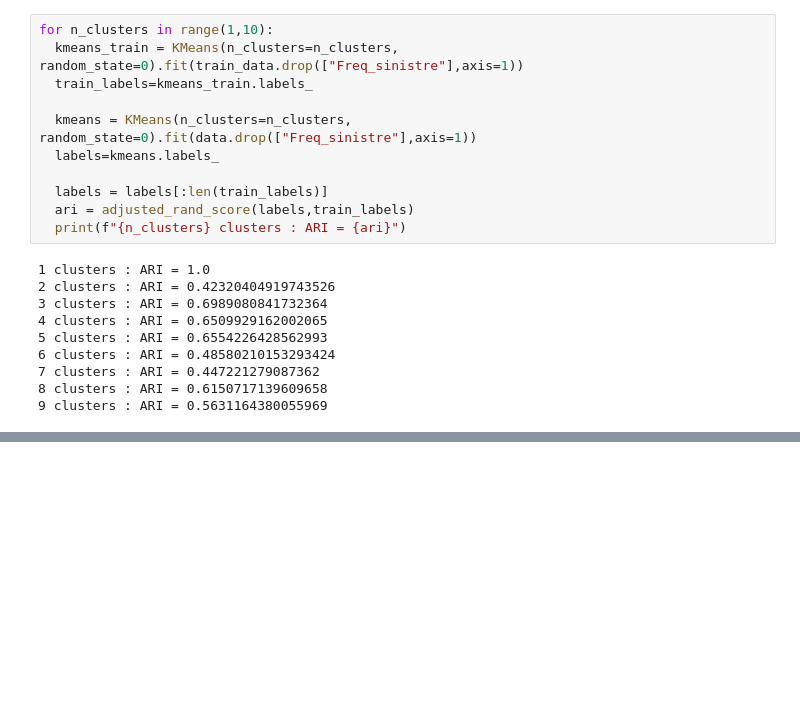
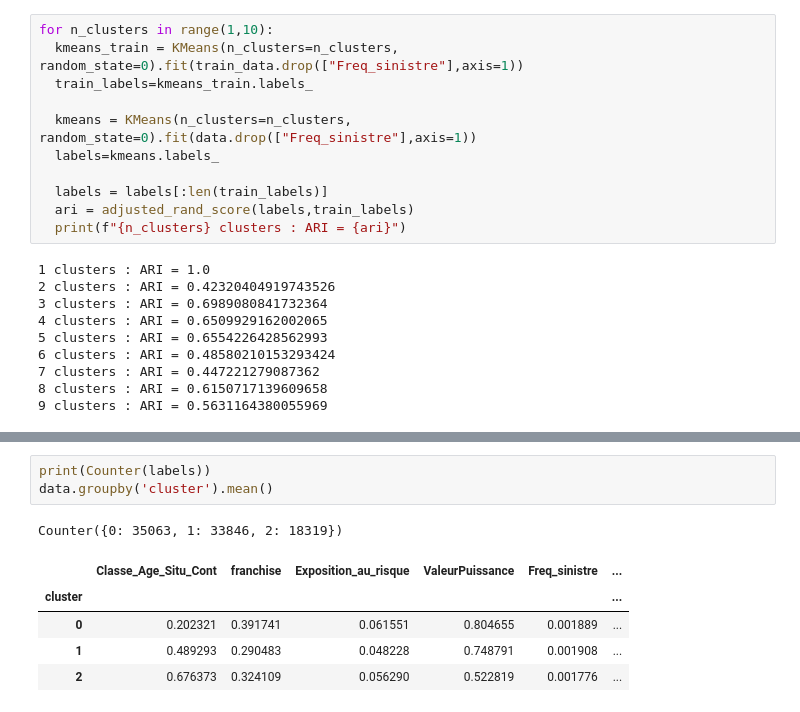
Before and after one commit to RAMIhamza/Projet_Option_Mazars, a Jupyter notebook: KMeans.ipynb, the cells around one changed output, grey strips where cells are left out. Cells and saved outputs as stored; diff of their text form; blank space fills up the shorter version.

```diff
--- a/KMeans.ipynb
+++ b/KMeans.ipynb
@@ -108,0 +150,10 @@ for n_clusters in range(1,10):
+# %%
+print(Counter(labels))
+data.groupby('cluster').mean()
+# %% [output]
+Counter({0: 35063, 1: 33846, 2: 18319})
+|  | Classe_Age_Situ_Cont | franchise | Exposition_au_risque | ValeurPuissance | Freq_sinistre | ... |
+| cluster |  |  |  |  |  | ... |
+| 0 | 0.202321 | 0.391741 | 0.061551 | 0.804655 | 0.001889 | ... |
+| 1 | 0.489293 | 0.290483 | 0.048228 | 0.748791 | 0.001908 | ... |
+| 2 | 0.676373 | 0.324109 | 0.056290 | 0.522819 | 0.001776 | ... |
```
Also changed, not shown: parts of 5 cells of this notebook, 1 other file.
